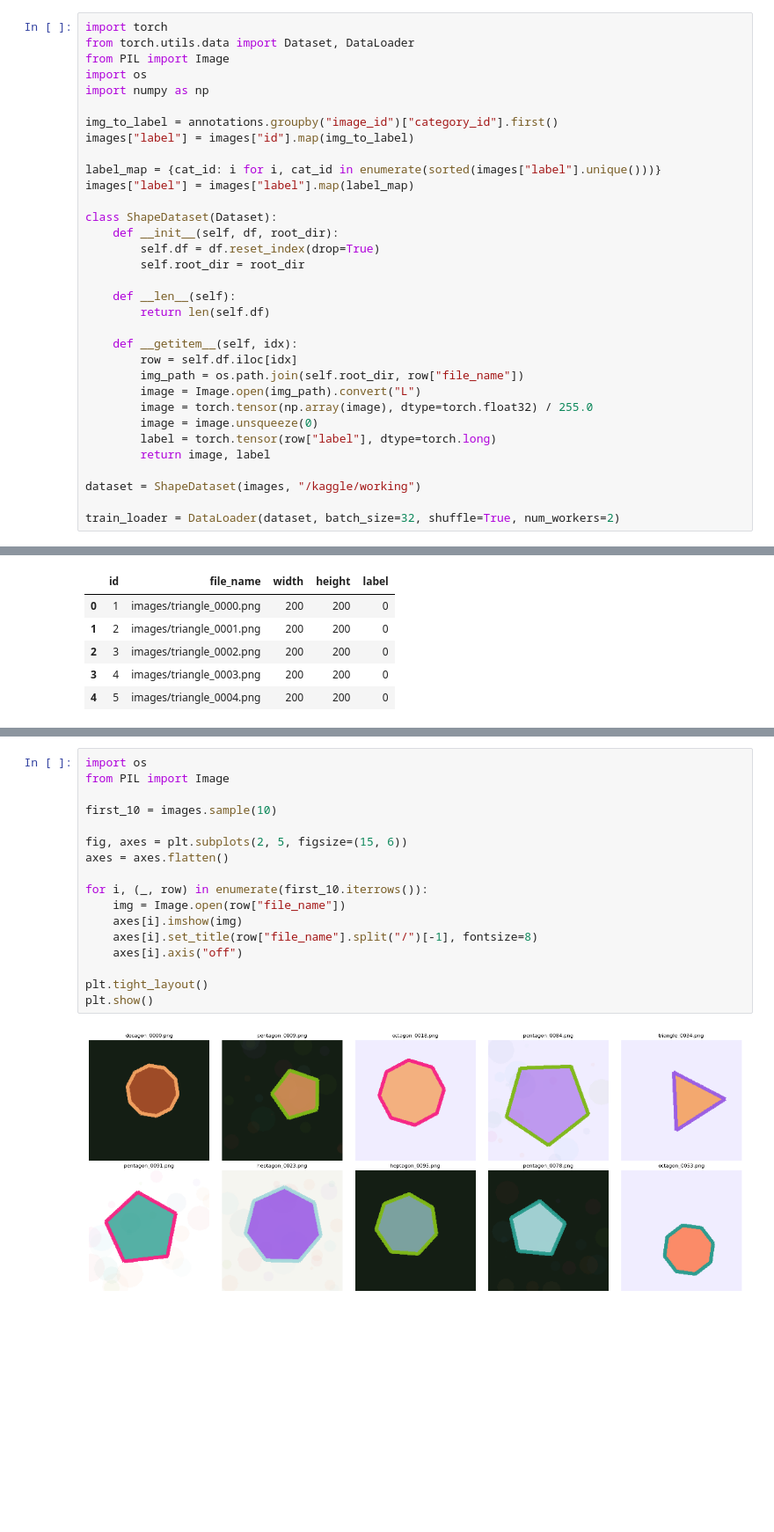
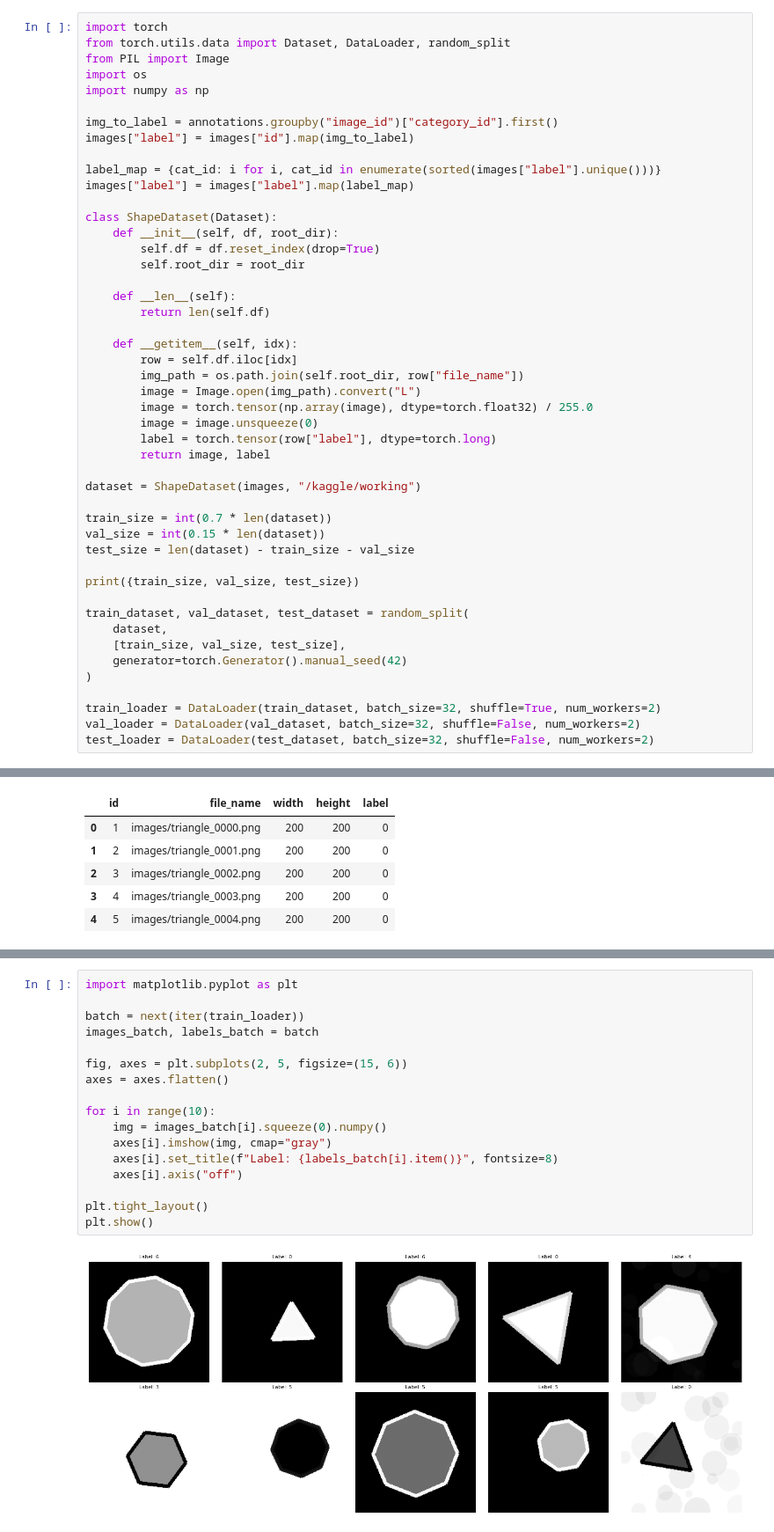
Before and after one commit to vicradon/ml-workspace, a Jupyter notebook: shape_detection/shape_detection.ipynb, the cells around one changed output, grey strips where cells are left out. Shown at 88% size. Drawn from its saved outputs; the diff is of its cells as text; blank space fills up the shorter version.

```diff
--- a/shape_detection/shape_detection.ipynb
+++ b/shape_detection/shape_detection.ipynb
@@ -53,7 +74,7 @@ images = pd.DataFrame(annotation_data["images"])
 annotations = pd.DataFrame(annotation_data["annotations"])
 # %%
 import torch
-from torch.utils.data import Dataset, DataLoader
+from torch.utils.data import Dataset, DataLoader, random_split
 from PIL import Image
 import os
 import numpy as np
@@ -83,4 +104,18 @@ class ShapeDataset(Dataset):
 
 dataset = ShapeDataset(images, "/kaggle/working")
 
-train_loader = DataLoader(dataset, batch_size=32, shuffle=True, num_workers=2)
+train_size = int(0.7 * len(dataset))
+val_size = int(0.15 * len(dataset))
+test_size = len(dataset) - train_size - val_size
+
+print({train_size, val_size, test_size})
+
+train_dataset, val_dataset, test_dataset = random_split(
+    dataset,
+    [train_size, val_size, test_size],
+    generator=torch.Generator().manual_seed(42)
+)
+
+train_loader = DataLoader(train_dataset, batch_size=32, shuffle=True, num_workers=2)
+val_loader = DataLoader(val_dataset, batch_size=32, shuffle=False, num_workers=2)
+test_loader = DataLoader(test_dataset, batch_size=32, shuffle=False, num_workers=2)
@@ -116,19 +153,19 @@ annotations.head()
 # %%
-import os
-from PIL import Image
+import matplotlib.pyplot as plt
 
-first_10 = images.sample(10)
+batch = next(iter(train_loader))
+images_batch, labels_batch = batch
 
 fig, axes = plt.subplots(2, 5, figsize=(15, 6))
 axes = axes.flatten()
 
-for i, (_, row) in enumerate(first_10.iterrows()):
-    img = Image.open(row["file_name"])
-    axes[i].imshow(img)
-    axes[i].set_title(row["file_name"].split("/")[-1], fontsize=8)
+for i in range(10):
+    img = images_batch[i].squeeze(0).numpy()
+    axes[i].imshow(img, cmap="gray")
+    axes[i].set_title(f"Label: {labels_batch[i].item()}", fontsize=8)
     axes[i].axis("off")
 
 plt.tight_layout()
 plt.show()
 # %% [output]
-[figure, old version]
+[figure, new version]
```
Also changed, not shown: parts of 17 cells of this notebook.
